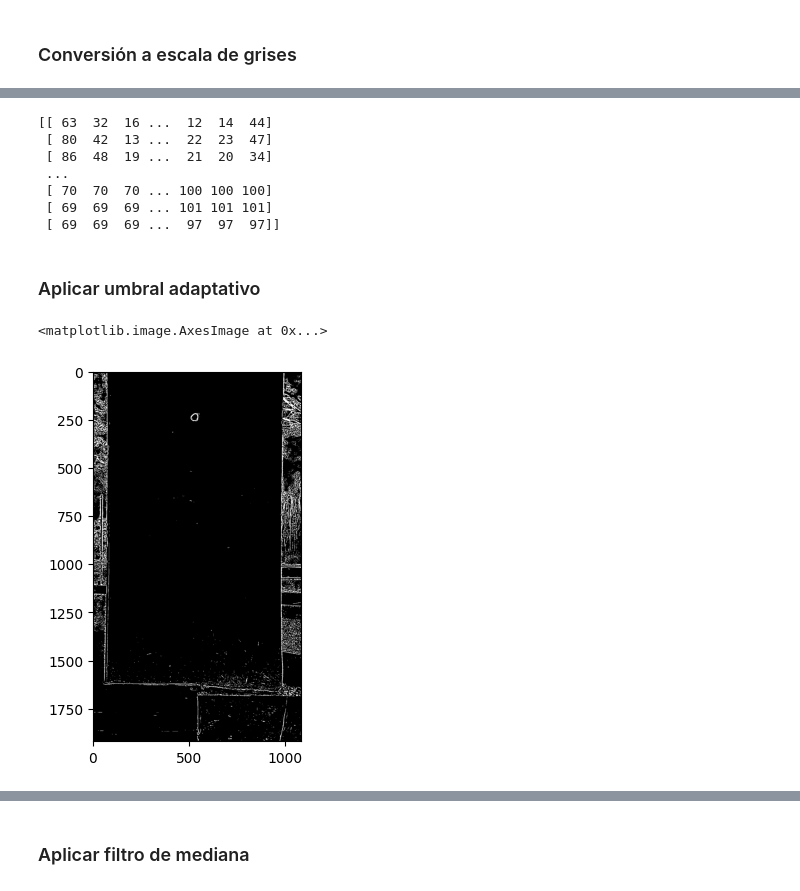
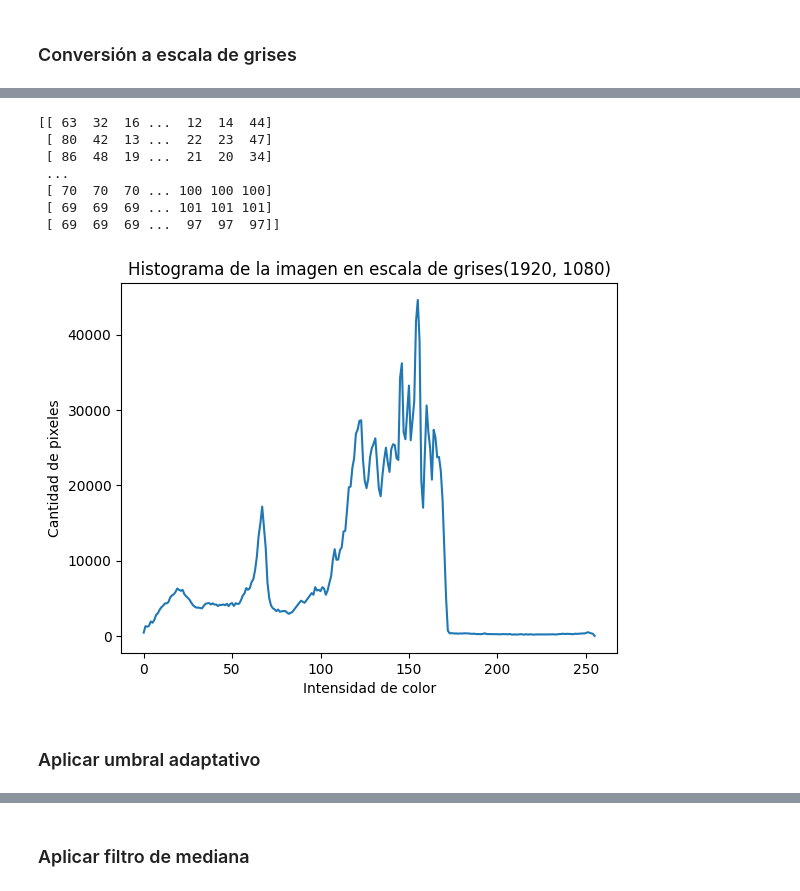
Before and after one commit to GabrielBarrientos99/deteccion_objetos_pixeles, a Jupyter notebook: prediccion.ipynb, the cells around one changed output, grey strips where cells are left out. Saved outputs shown, nothing was run; the diff lists cells and outputs as text; code cells hidden in the pictures.

```diff
--- a/prediccion.ipynb
+++ b/prediccion.ipynb
@@ -70,23 +101,25 @@ plt.imshow(img_gray, cmap='gray')
 [figure]
-# %%
-# Mostramos el arreglo de la imagen en escala de grises
-print(img_gray)
-# %% [output]
-[[ 63  32  16 ...  12  14  44]
- [ 80  42  13 ...  22  23  47]
- [ 86  48  19 ...  21  20  34]
- ...
- [ 70  70  70 ... 100 100 100]
- [ 69  69  69 ... 101 101 101]
- [ 69  69  69 ...  97  97  97]]
+# %%
+# Mostramos el arreglo de la imagen en escala de grises
+print(img_gray)
+img_gray = np.array(img_gray)
+# Para ver la proporcion de pixeles, se puede utilizar el metodo hist()
+plt.figure()
+plt.title("Histograma de la imagen en escala de grises" + str(img_gray.shape))
+plt.xlabel("Intensidad de color")
+plt.ylabel("Cantidad de pixeles")
+hist, bins = np.histogram(img_gray.flatten(), bins=256, range=[0,256])
+plt.plot(bins[:-1], hist)
+plt.show()
+# plt.plot(bins,hist)
+# %% [output]
+[[ 63  32  16 ...  12  14  44]
+ [ 80  42  13 ...  22  23  47]
+ [ 86  48  19 ...  21  20  34]
+ ...
+ [ 70  70  70 ... 100 100 100]
+ [ 69  69  69 ... 101 101 101]
+ [ 69  69  69 ...  97  97  97]]
+[figure, added]
 # %% [markdown]
 ### Aplicar umbral adaptativo
-# %%
-# Aplicamos el umbral adaptativo para destacar los objetos de interés
-img_threshold = cv2.adaptiveThreshold(img_gray, 255, cv2.ADAPTIVE_THRESH_GAUSSIAN_C, cv2.THRESH_BINARY_INV, 25, 16)
-
-# Mostramos la imagen umbralizada
-plt.imshow(img_threshold, cmap='gray')
-# %% [output]
-<matplotlib.image.AxesImage at 0x...>
-[figure, removed]
```
Also changed, not shown: parts of 10 cells of this notebook.
